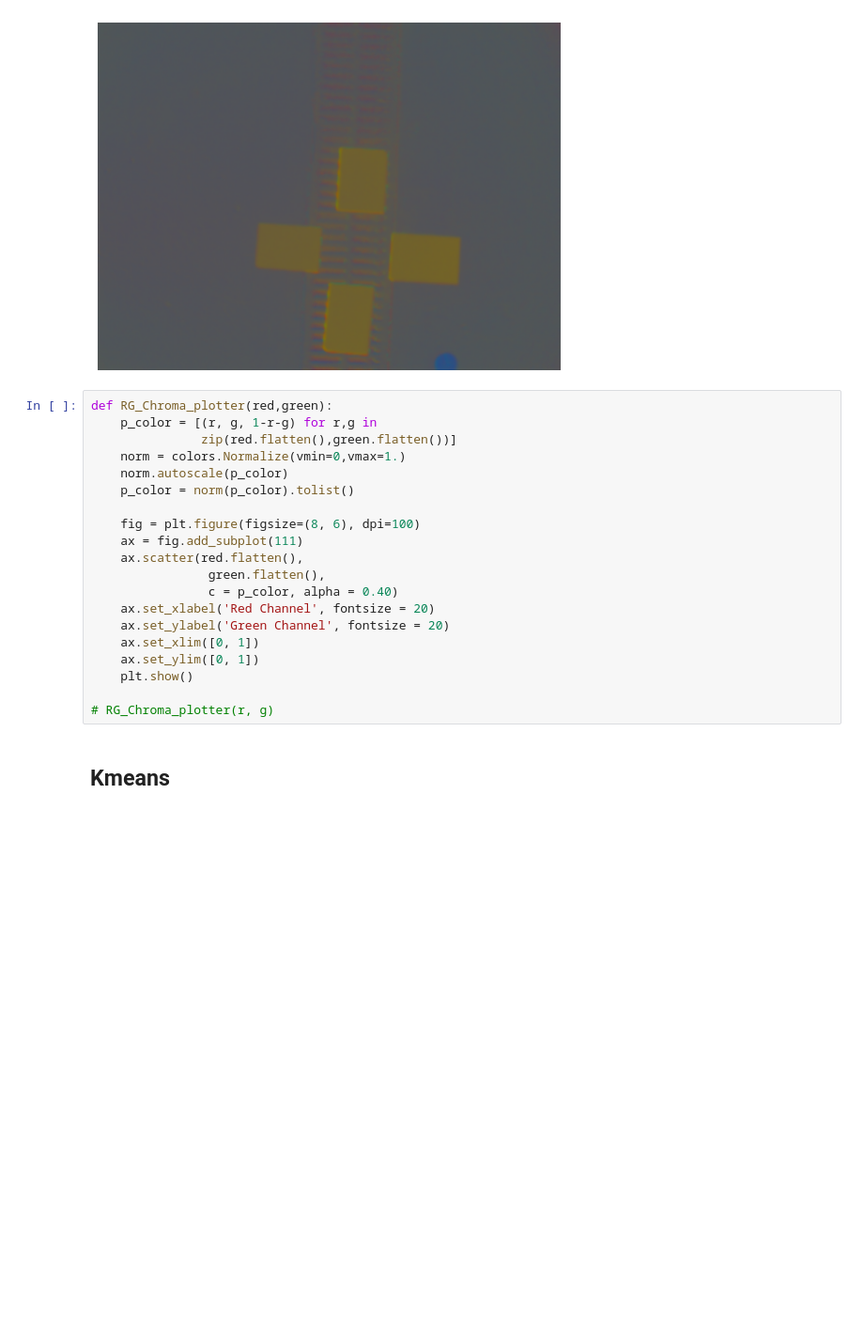
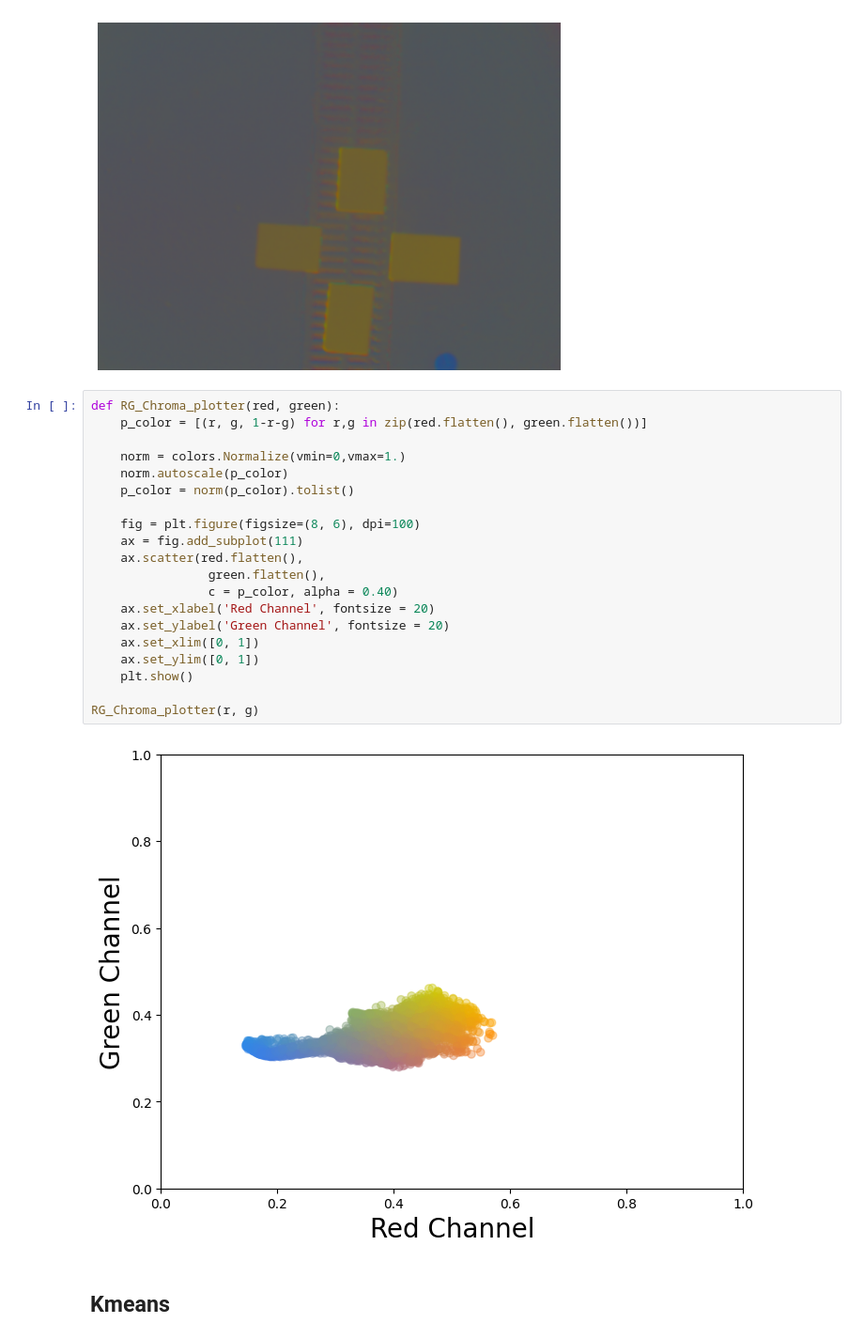
Before and after one commit to IvonLuiz/computer_vision, a Jupyter notebook: 8-color_classification/classification.ipynb, the cells around one changed output. Shown at 94% size. Saved outputs shown, nothing was run; the diff lists cells and outputs as text; blank space fills up the shorter version.

```diff
--- a/8-color_classification/classification.ipynb
+++ b/8-color_classification/classification.ipynb
@@ -53,25 +55,27 @@ imshow(img_chromatic_rgb)
 # %% [output]
 [figure]
 # %%
-def RG_Chroma_plotter(red,green):
-    p_color = [(r, g, 1-r-g) for r,g in
-               zip(red.flatten(),green.flatten())]
+def RG_Chroma_plotter(red, green):
+    p_color = [(r, g, 1-r-g) for r,g in zip(red.flatten(), green.flatten())]
+
     norm = colors.Normalize(vmin=0,vmax=1.)
     norm.autoscale(p_color)
     p_color = norm(p_color).tolist()
 
     fig = plt.figure(figsize=(8, 6), dpi=100)
     ax = fig.add_subplot(111)
     ax.scatter(red.flatten(),
                 green.flatten(),
                 c = p_color, alpha = 0.40)
     ax.set_xlabel('Red Channel', fontsize = 20)
     ax.set_ylabel('Green Channel', fontsize = 20)
     ax.set_xlim([0, 1])
     ax.set_ylim([0, 1])
     plt.show()
 
-# RG_Chroma_plotter(r, g)
+RG_Chroma_plotter(r, g)
+# %% [output]
+[figure, added]
 # %% [markdown]
 ## Kmeans
 # %%
```
Also changed, not shown: parts of 2 cells of this notebook, 1 other file.
